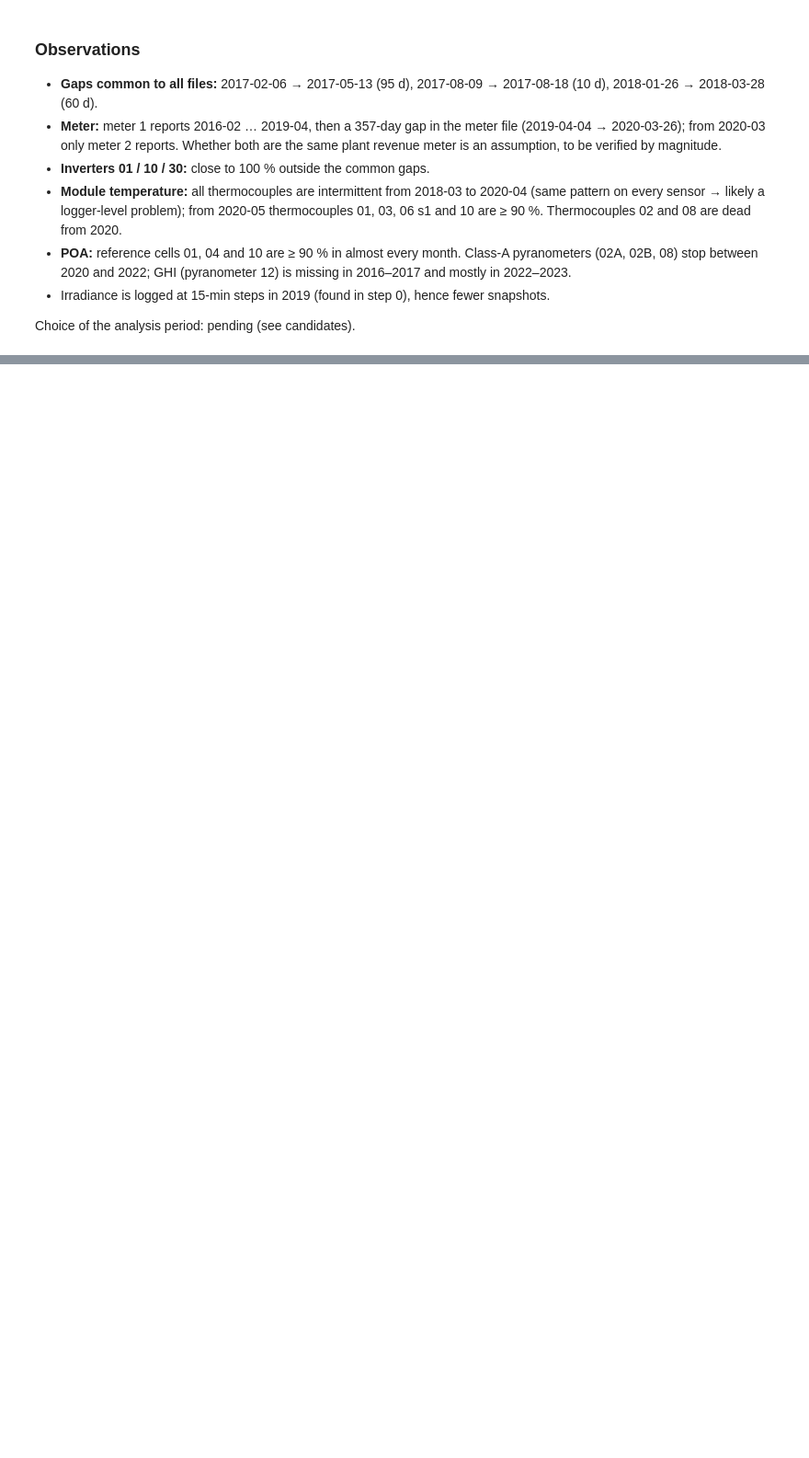
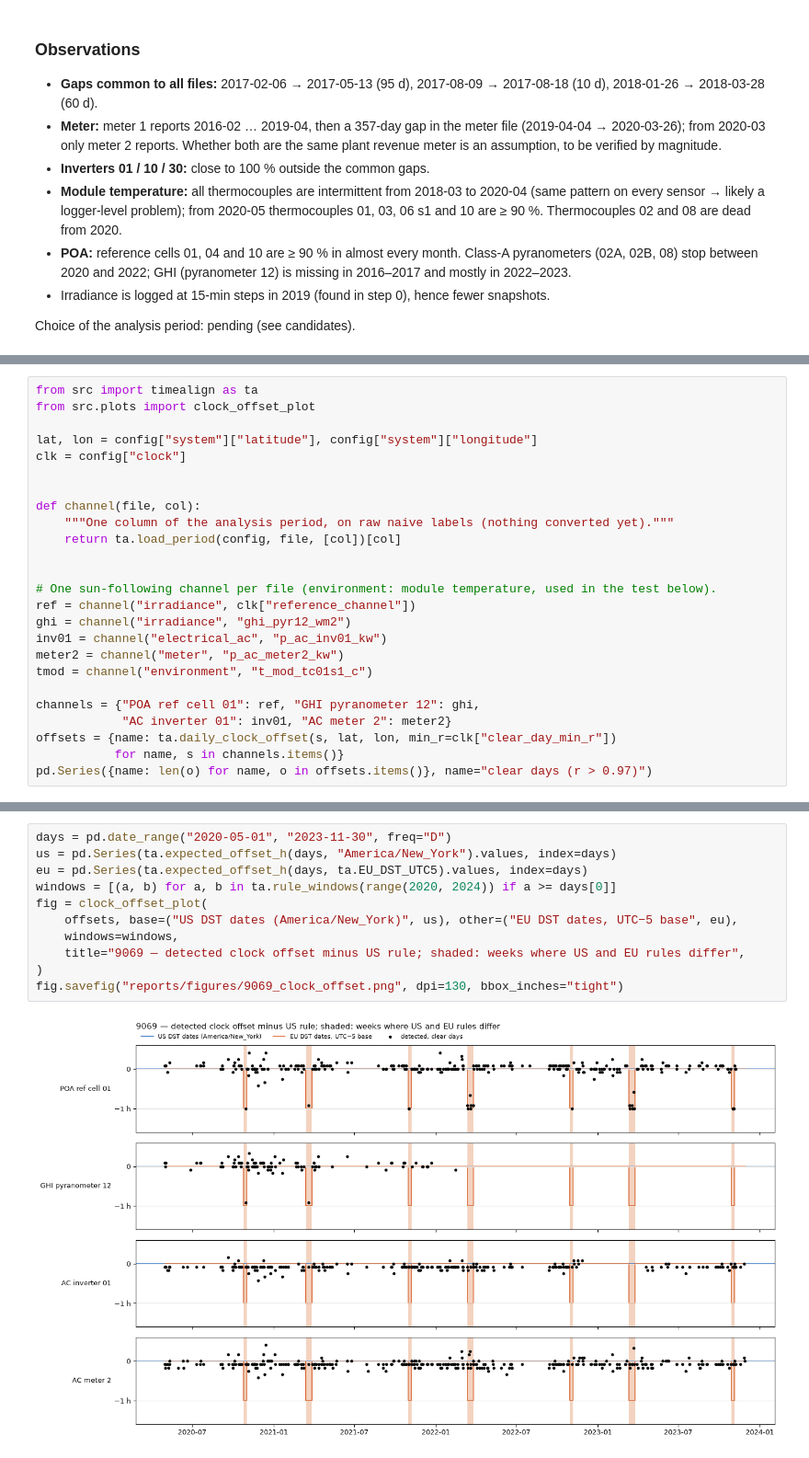
Before and after one commit to owl-solar/pv-loss-auditor, a Jupyter notebook: notebooks/01_data_qa.ipynb, the cells around one changed output, grey strips where cells are left out. Shown at 92% size. Saved outputs shown, nothing was run; the diff lists cells and outputs as text; blank space fills up the shorter version.

```diff
--- a/notebooks/01_data_qa.ipynb
+++ b/notebooks/01_data_qa.ipynb
@@ -122,0 +132,25 @@ Choice of the analysis period: pending (see candidates).
+# %%
+from src import timealign as ta
+from src.plots import clock_offset_plot
+
+lat, lon = config["system"]["latitude"], config["system"]["longitude"]
+clk = config["clock"]
+
+
+def channel(file, col):
+    """One column of the analysis period, on raw naive labels (nothing converted yet)."""
+    return ta.load_period(config, file, [col])[col]
+
+
+# One sun-following channel per file (environment: module temperature, used in the test below).
+ref = channel("irradiance", clk["reference_channel"])
+ghi = channel("irradiance", "ghi_pyr12_wm2")
+inv01 = channel("electrical_ac", "p_ac_inv01_kw")
+meter2 = channel("meter", "p_ac_meter2_kw")
+tmod = channel("environment", "t_mod_tc01s1_c")
+
+channels = {"POA ref cell 01": ref, "GHI pyranometer 12": ghi,
+            "AC inverter 01": inv01, "AC meter 2": meter2}
+offsets = {name: ta.daily_clock_offset(s, lat, lon, min_r=clk["clear_day_min_r"])
+           for name, s in channels.items()}
+pd.Series({name: len(o) for name, o in offsets.items()}, name="clear days (r > 0.97)")
@@ -122,0 +174,13 @@ Choice of the analysis period: pending (see candidates).
+# %%
+days = pd.date_range("2020-05-01", "2023-11-30", freq="D")
+us = pd.Series(ta.expected_offset_h(days, "America/New_York").values, index=days)
+eu = pd.Series(ta.expected_offset_h(days, ta.EU_DST_UTC5).values, index=days)
+windows = [(a, b) for a, b in ta.rule_windows(range(2020, 2024)) if a >= days[0]]
+fig = clock_offset_plot(
+    offsets, base=("US DST dates (America/New_York)", us), other=("EU DST dates, UTC−5 base", eu),
+    windows=windows,
+    title="9069 — detected clock offset minus US rule; shaded: weeks where US and EU rules differ",
+)
+fig.savefig("reports/figures/9069_clock_offset.png", dpi=130, bbox_inches="tight")
+# %% [output]
+[figure, added]
```
Also changed, not shown: parts of 7 cells of this notebook, 5 other files.
